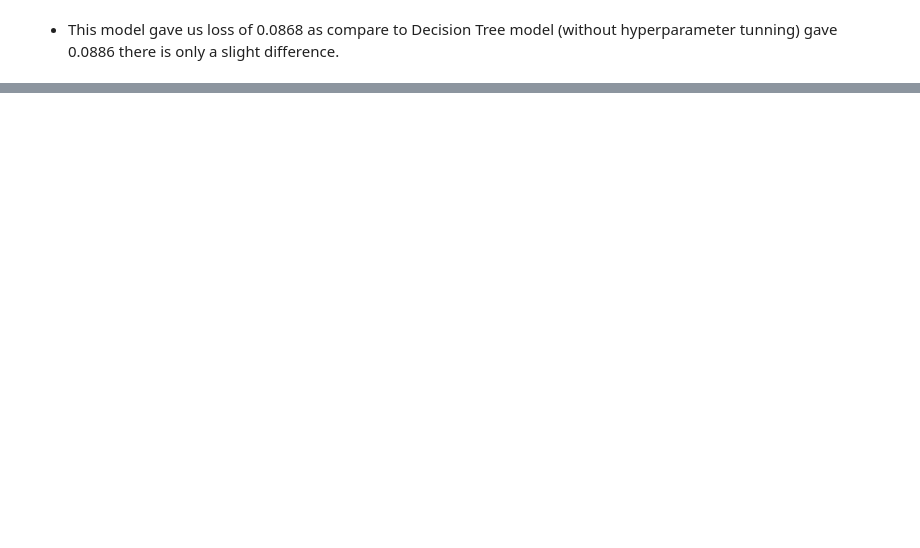
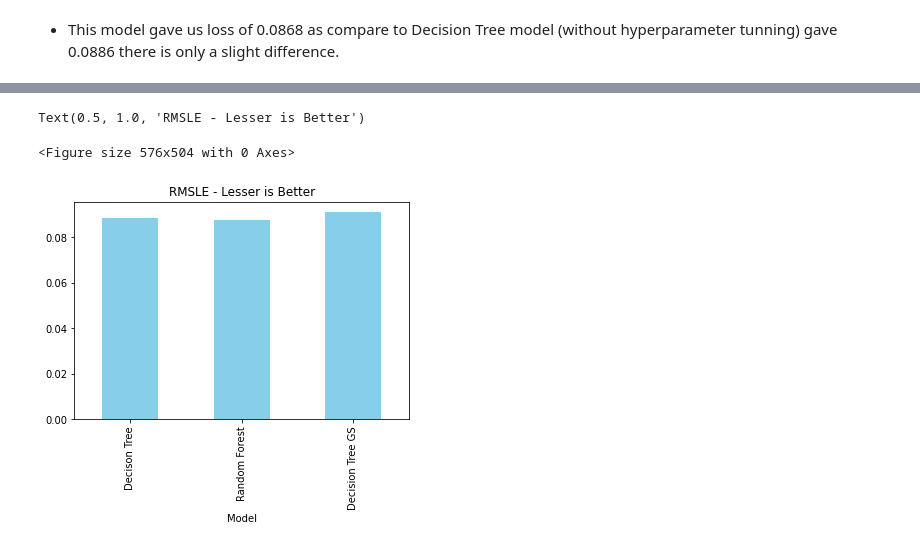
Before and after one commit to Deven876/project-2-NYC-Taxi-Trip-Time-Prediction, a Jupyter notebook: project_2_Taxi_Trip_Time_Prediction_.ipynb, the cells around one changed output, grey strips where cells are left out. Cells and saved outputs as stored; diff of their text form; code cells hidden in the pictures; blank space fills up the shorter version.

Commit message:
random forest and approach insights

```diff
--- a/project_2_Taxi_Trip_Time_Prediction_.ipynb
+++ b/project_2_Taxi_Trip_Time_Prediction_.ipynb
@@ -1114,0 +1098,8 @@ Text(0.5, 1.0, 'Test VS Prediction')
+# %%
+#implementation of forest algorithm
+
+from sklearn.ensemble import RandomForestRegressor
+rf = RandomForestRegressor(criterion="mse", n_estimators=5, max_depth=10)
+rf.fit(X_train, y_train)
+rf_pred =rf.predict(X_test)
+rf_pred
@@ -1114,0 +1148,11 @@ Text(0.5, 1.0, 'Test VS Prediction')
+# %%
+#RMSLE plot
+
+plt.figure(figsize=(8,7))
+r2 = pd.DataFrame({'RMSLE':np.array([np.sqrt(mean_squared_log_error(dt_pred, y_test)), np.sqrt(mean_squared_log_error(rf_pred, y_test)),np.sqrt(mean_squared_log_error(grid_pred, y_test))]), 'Model':np.array(['Decison Tree', 'Random Forest','Decision Tree GS'])})
+r2.set_index('Model').plot(kind="bar", color="skyblue", legend=False)
+plt.title("RMSLE - Lesser is Better")
+# %% [output]
+Text(0.5, 1.0, 'RMSLE - Lesser is Better')
+<Figure size 576x504 with 0 Axes>
+[figure, added]
```
Also changed, not shown: parts of 23 cells of this notebook.
